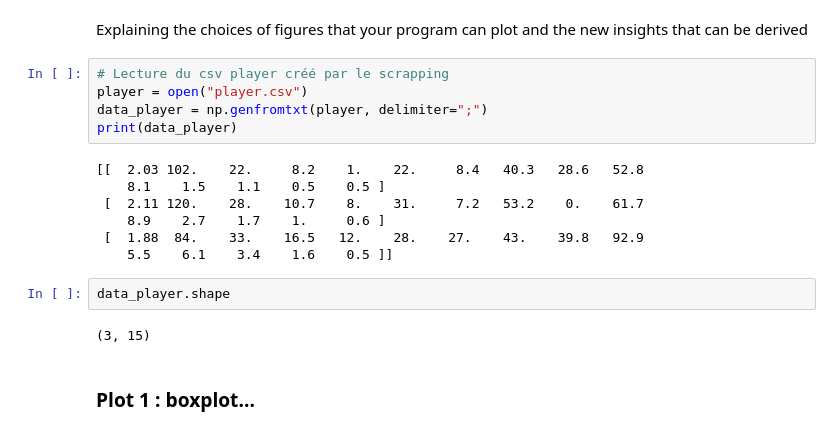
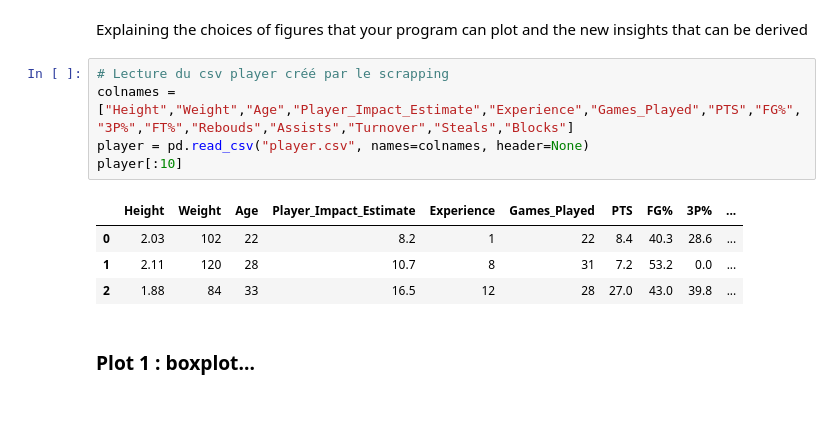
Before and after one commit to py2378/project_nba_python, a Jupyter notebook: nba_stat.ipynb, the cells around one changed output. Saved outputs shown, nothing was run; the diff lists cells and outputs as text; blank space fills up the shorter version.

```diff
--- a/nba_stat.ipynb
+++ b/nba_stat.ipynb
@@ -25,20 +27,14 @@ from sklearn.linear_model import Ridge
 Explaining the choices of figures that your program can plot and the new insights that can be derived
 # %%
 # Lecture du csv player créé par le scrapping
-player = open("player.csv")
-data_player = np.genfromtxt(player, delimiter=";")
-print(data_player)
+colnames = ["Height","Weight","Age","Player_Impact_Estimate","Experience","Games_Played","PTS","FG%","3P%","FT%","Rebouds","Assists","Turnover","Steals","Blocks"]
+player = pd.read_csv("player.csv", names=colnames, header=None)
+player[:10]
 # %% [output]
-[[  2.03 102.    22.     8.2    1.    22.     8.4   40.3   28.6   52.8
-    8.1    1.5    1.1    0.5    0.5 ]
- [  2.11 120.    28.    10.7    8.    31.     7.2   53.2    0.    61.7
-    8.9    2.7    1.7    1.     0.6 ]
- [  1.88  84.    33.    16.5   12.    28.    27.    43.    39.8   92.9
-    5.5    6.1    3.4    1.6    0.5 ]]
+|  | Height | Weight | Age | Player_Impact_Estimate | Experience | Games_Played | PTS | FG% | 3P% | ... |
+| 0 | 2.03 | 102 | 22 | 8.2 | 1 | 22 | 8.4 | 40.3 | 28.6 | ... |
+| 1 | 2.11 | 120 | 28 | 10.7 | 8 | 31 | 7.2 | 53.2 | 0.0 | ... |
+| 2 | 1.88 | 84 | 33 | 16.5 | 12 | 28 | 27.0 | 43.0 | 39.8 | ... |
-# %%
-data_player.shape
-# %% [output]
-(3, 15)
 # %% [markdown]
 ### Plot 1 : boxplot...
 # %% [markdown]
```
Also changed, not shown: parts of 6 cells of this notebook, 1 other file.
